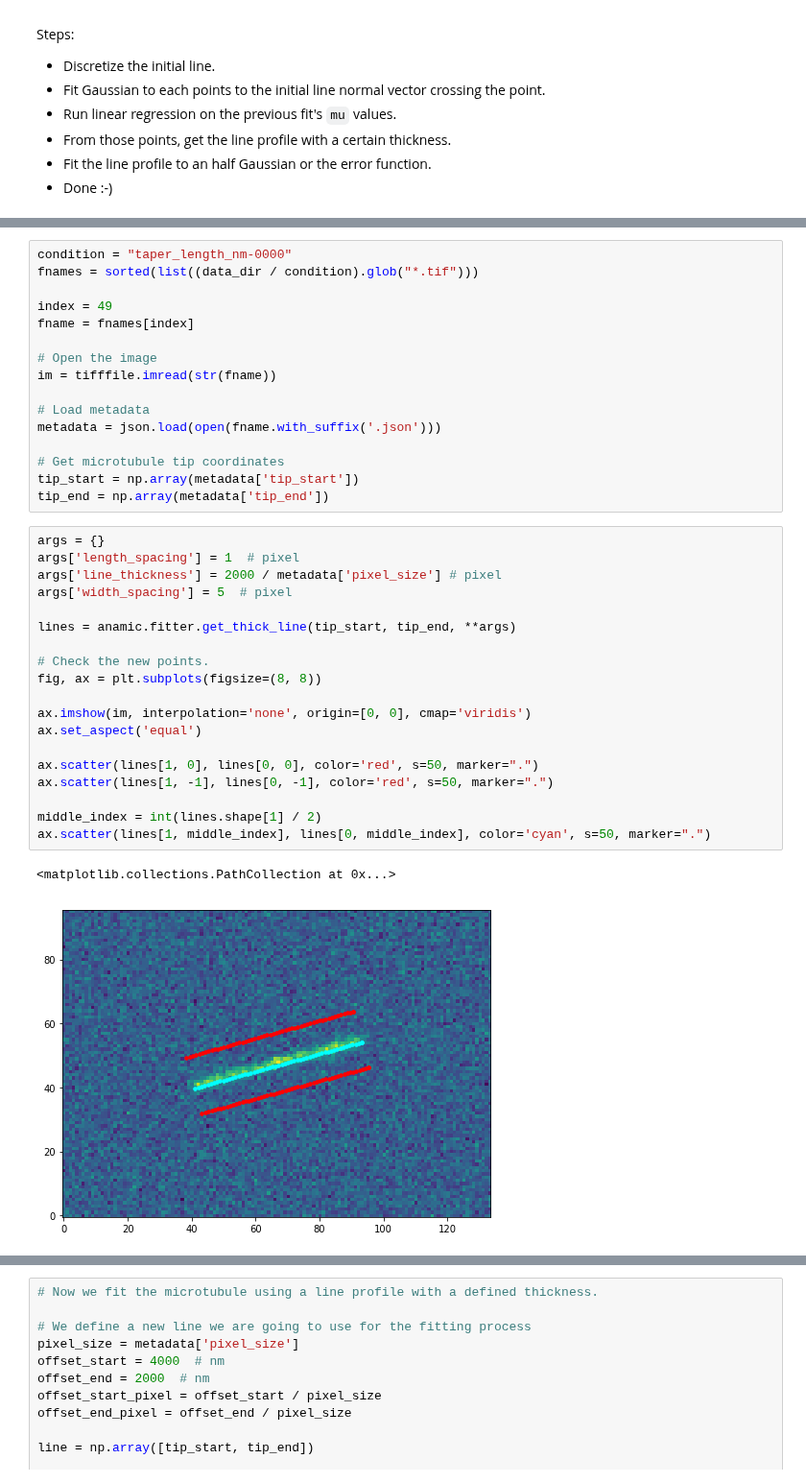
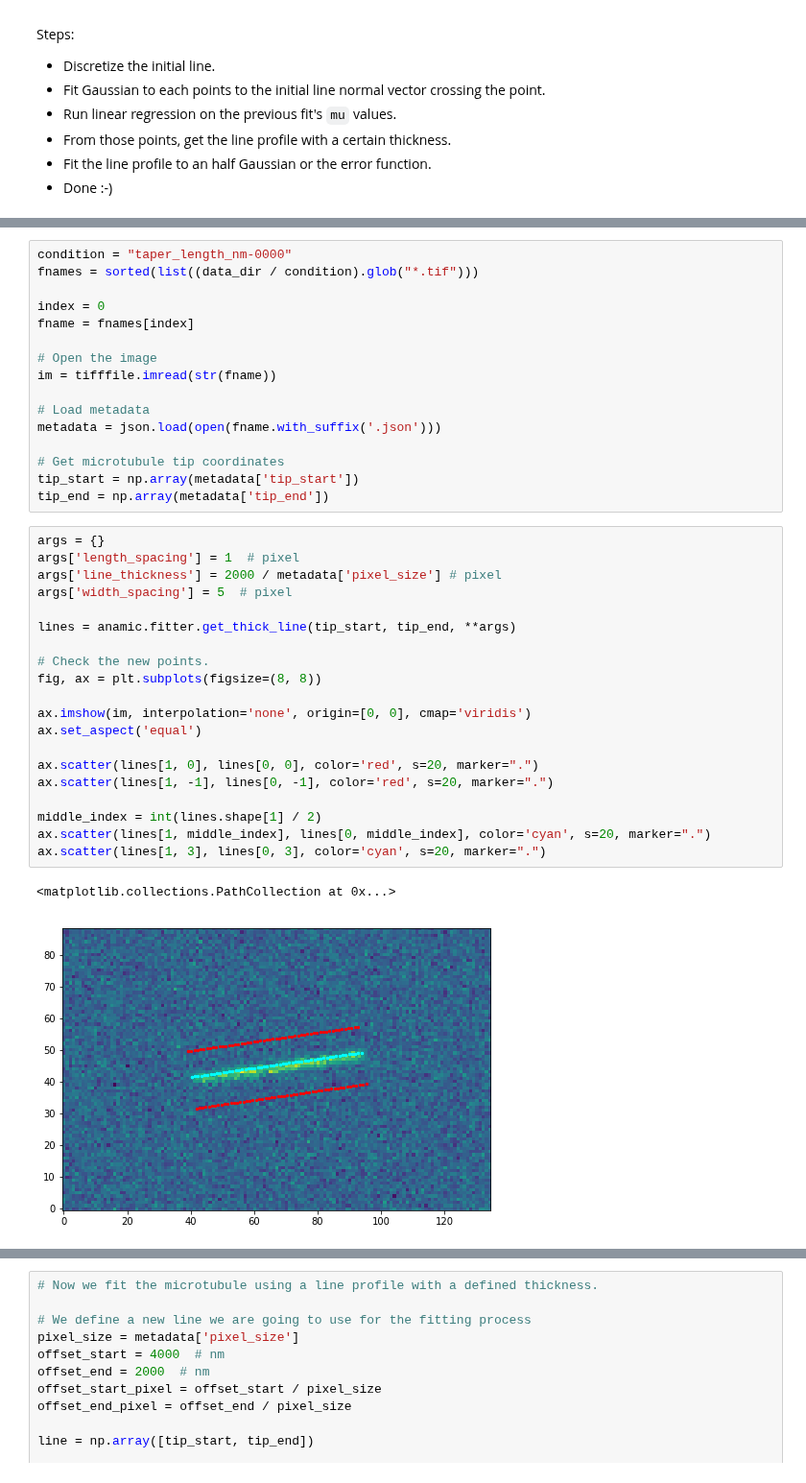
Before and after one commit to brouhardlab/anamic, a Jupyter notebook: notebooks/Development/Microtubule Tip Fitter.ipynb, the cells around one changed output, grey strips where cells are left out. Shown at 96% size. Cells and saved outputs as stored; diff of their text form.

```diff
--- a/notebooks/Development/Microtubule Tip Fitter.ipynb
+++ b/notebooks/Development/Microtubule Tip Fitter.ipynb
@@ -35,7 +32,7 @@ The autoreload extension is already loaded. To reload it, use:
 condition = "taper_length_nm-0000"
 fnames = sorted(list((data_dir / condition).glob("*.tif")))
 
-index = 49
+index = 0
 fname = fnames[index]
 
 # Open the image
@@ -50,25 +47,26 @@ tip_end = np.array(metadata['tip_end'])
 # %%
 args = {}
 args['length_spacing'] = 1  # pixel
 args['line_thickness'] = 2000 / metadata['pixel_size'] # pixel
 args['width_spacing'] = 5  # pixel
 
 lines = anamic.fitter.get_thick_line(tip_start, tip_end, **args)
 
 # Check the new points.
 fig, ax = plt.subplots(figsize=(8, 8))
 
 ax.imshow(im, interpolation='none', origin=[0, 0], cmap='viridis')
 ax.set_aspect('equal')
 
-ax.scatter(lines[1, 0], lines[0, 0], color='red', s=50, marker=".")
-ax.scatter(lines[1, -1], lines[0, -1], color='red', s=50, marker=".")
+ax.scatter(lines[1, 0], lines[0, 0], color='red', s=20, marker=".")
+ax.scatter(lines[1, -1], lines[0, -1], color='red', s=20, marker=".")
 
 middle_index = int(lines.shape[1] / 2)
-ax.scatter(lines[1, middle_index], lines[0, middle_index], color='cyan', s=50, marker=".")
+ax.scatter(lines[1, middle_index], lines[0, middle_index], color='cyan', s=20, marker=".")
+ax.scatter(lines[1, 3], lines[0, 3], color='cyan', s=20, marker=".")
 # %% [output]
 <matplotlib.collections.PathCollection at 0x...>
-[figure, old version]
+[figure, new version]
 # %%
 fitted_line = anamic.fitter.perpendicular_line_fit(lines, im, length_spacing=0.1, fit_threshold=0.15)
 
```
Also changed, not shown: parts of 5 cells of this notebook, 4 other files.
